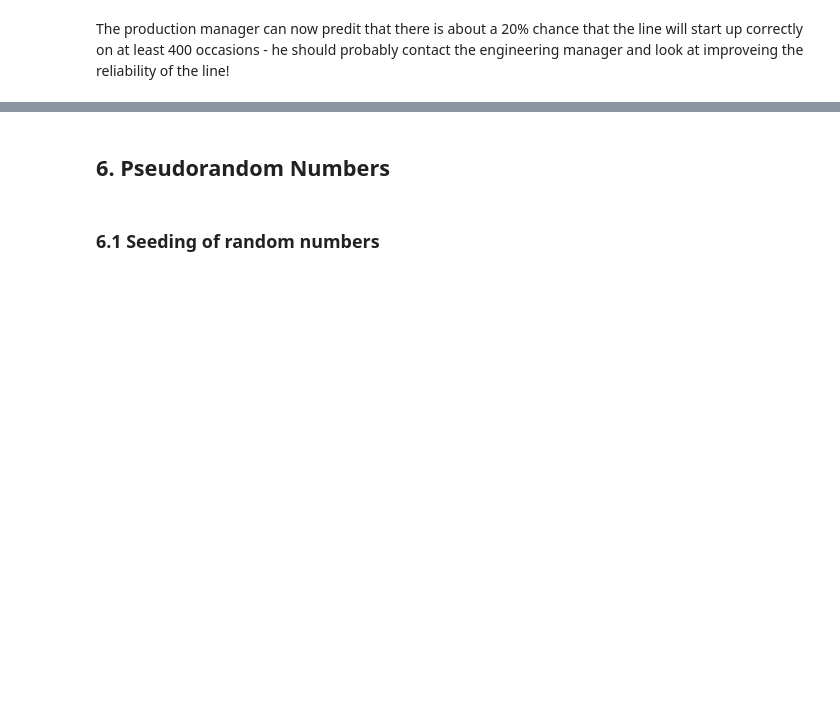
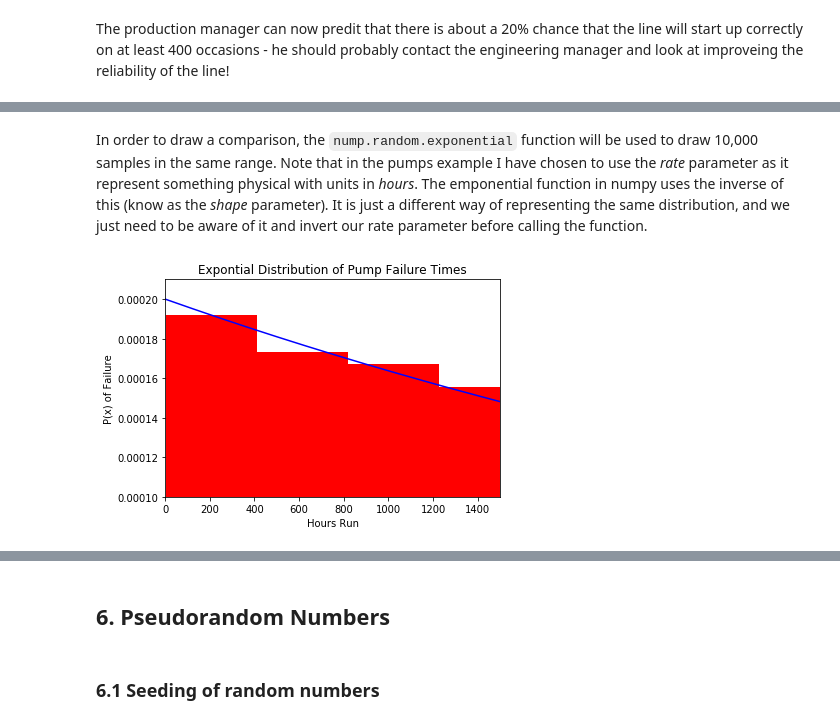
Before and after one commit to shkyler/gmit-pfda-exercises, a Jupyter notebook: numpyrandom.ipynb, the cells around one changed output, grey strips where cells are left out. Cells and saved outputs as stored; diff of their text form; code cells hidden in the pictures; blank space fills up the shorter version.

```diff
--- a/numpyrandom.ipynb
+++ b/numpyrandom.ipynb
@@ -615,0 +660,19 @@ The production manager can now predit that there is about a 20% chance that the
+# %% [markdown]
+In order to draw a comparison, the `nump.random.exponential` function will be used to draw 10,000 samples in the same range. Note that in the pumps example I have chosen to use the *rate* parameter as it represent something physical with units in *hours*. The emponential function in numpy uses the inverse of this (know as the *shape* parameter). It is just a different way of representing the same distribution, and we just need to be aware of it and invert our rate parameter before calling the function.
+# %%
+# note that p,q,n and r are defines in the previous example
+#select 10,000 items using binomial distribution with p and n taken from our problem
+data = [np.random.exponential((1/lam), 10000)]
+# Plot a histogram of the drawn samples
+plt.hist(data, color='red', density=True, bins=100)
+plt.title("Expontial Distribution of Pump Failure Times")
+plt.xlim(0,1500)
+plt.ylim(0.0001, 0.00021)
+plt.xlabel("Hours Run")
+plt.ylabel("P(x) of Failure")
+# Plot the distribution from the previous example
+
+plt.plot(x,y, 'b')
+plt.show()
+# %% [output]
+[figure, added]
```
Also changed, not shown: parts of 38 cells of this notebook.
